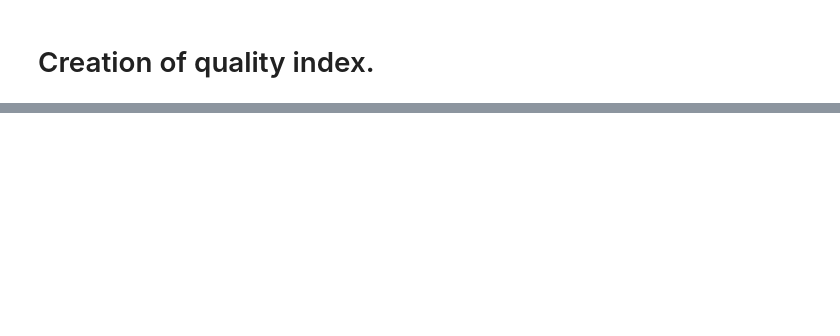
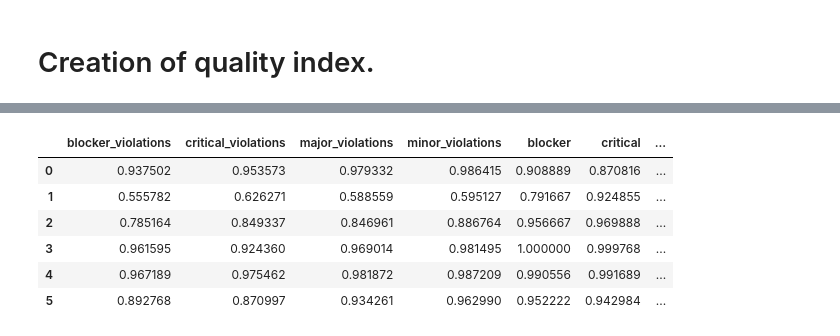
Before and after one commit to Vinomo4/SWTech, a Jupyter notebook: models/Validation.ipynb, the cells around one changed output, grey strips where cells are left out. Cells and saved outputs as stored; diff of their text form; code cells hidden in the pictures; blank space fills up the shorter version.

```diff
--- a/models/Validation.ipynb
+++ b/models/Validation.ipynb
@@ -139,0 +267,12 @@ plot_quality_metrics(ordered3,other_metrics)
+# %%
+# adding the sqale debt ratio variable
+quality_rating_normalized_pondered["sqale_debt_ratio"] = sdr
+quality_rating_normalized_pondered
+# %% [output]
+|  | blocker_violations | critical_violations | major_violations | minor_violations | blocker | critical | ... |
+| 0 | 0.937502 | 0.953573 | 0.979332 | 0.986415 | 0.908889 | 0.870816 | ... |
+| 1 | 0.555782 | 0.626271 | 0.588559 | 0.595127 | 0.791667 | 0.924855 | ... |
+| 2 | 0.785164 | 0.849337 | 0.846961 | 0.886764 | 0.956667 | 0.969888 | ... |
+| 3 | 0.961595 | 0.924360 | 0.969014 | 0.981495 | 1.000000 | 0.999768 | ... |
+| 4 | 0.967189 | 0.975462 | 0.981872 | 0.987209 | 0.990556 | 0.991689 | ... |
+| 5 | 0.892768 | 0.870997 | 0.934261 | 0.962990 | 0.952222 | 0.942984 | ... |
```
Also changed, not shown: parts of 22 cells of this notebook.
